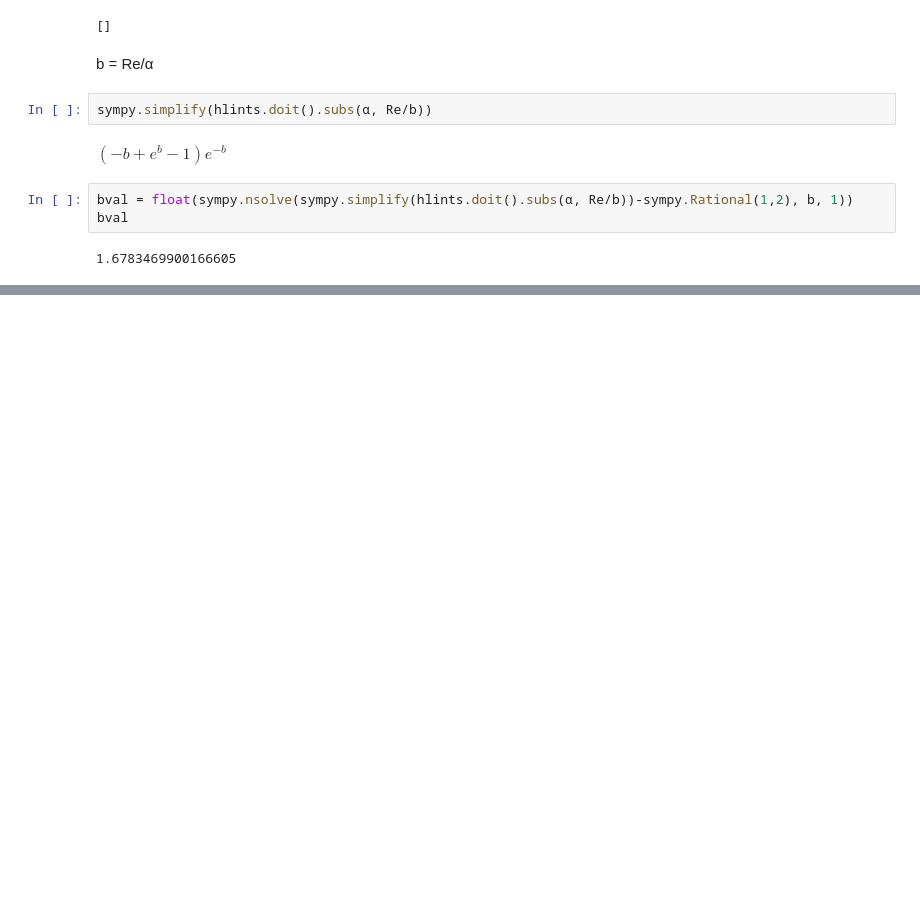
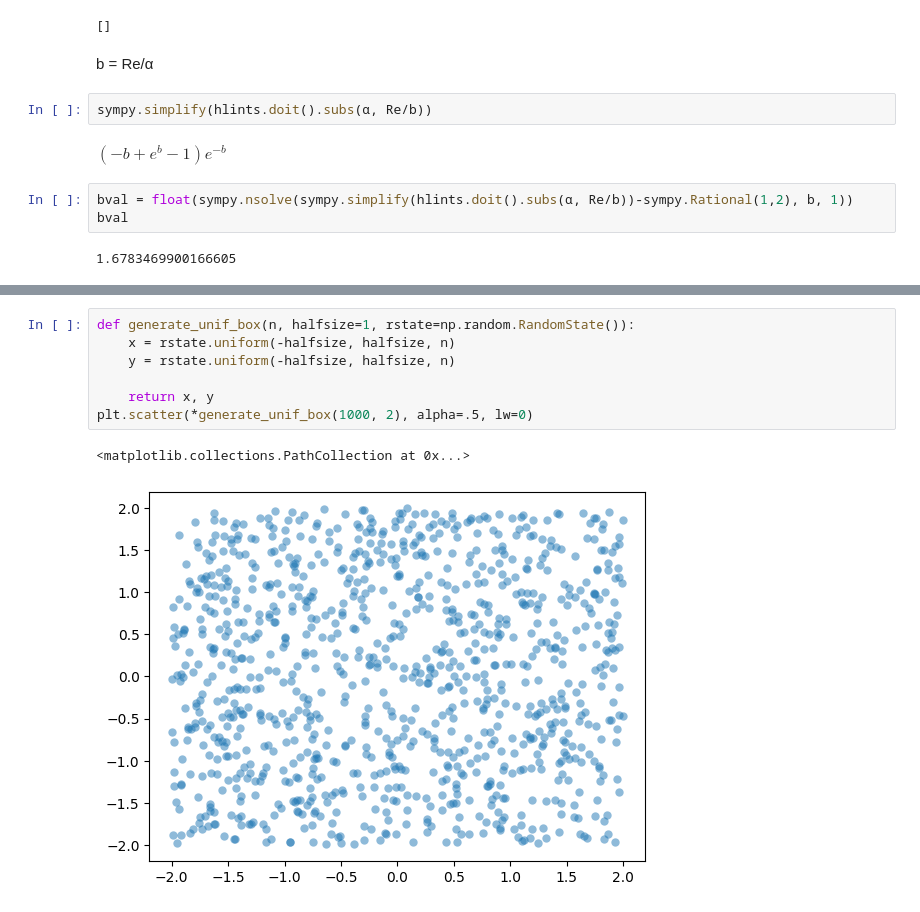
Before and after one commit to eteq/structparams_inference_biases, a Jupyter notebook: exp_gen_experiments.ipynb, the cells around one changed output, grey strips where cells are left out. Saved outputs shown, nothing was run; the diff lists cells and outputs as text; blank space fills up the shorter version.

```diff
--- a/exp_gen_experiments.ipynb
+++ b/exp_gen_experiments.ipynb
@@ -73,0 +134,10 @@ $\displaystyle \frac{b^{2} e^{- \frac{R b}{R_{e}}}}{2 \pi R_{e}^{2}}$
+# %%
+def generate_unif_box(n, halfsize=1, rstate=np.random.RandomState()):
+    x = rstate.uniform(-halfsize, halfsize, n)
+    y = rstate.uniform(-halfsize, halfsize, n)
+
+    return x, y
+plt.scatter(*generate_unif_box(1000, 2), alpha=.5, lw=0)
+# %% [output]
+<matplotlib.collections.PathCollection at 0x...>
+[figure, added]
```
Also changed, not shown: parts of 10 cells of this notebook.
